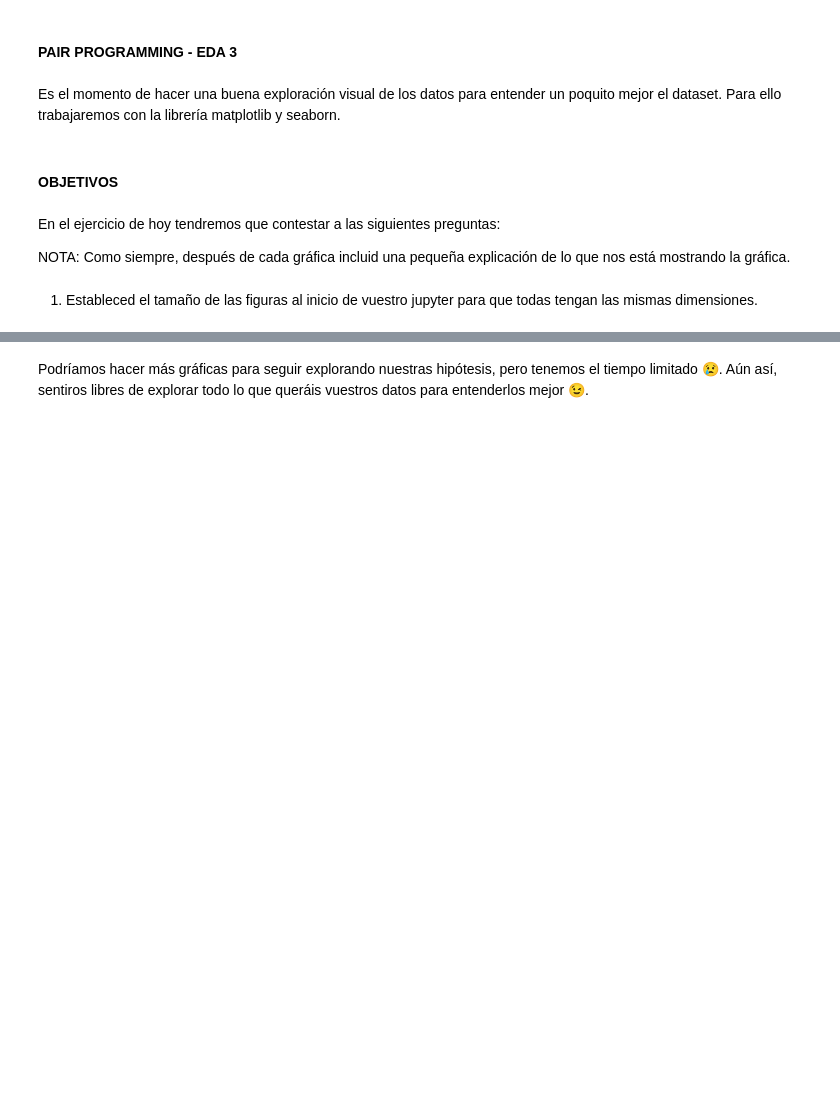
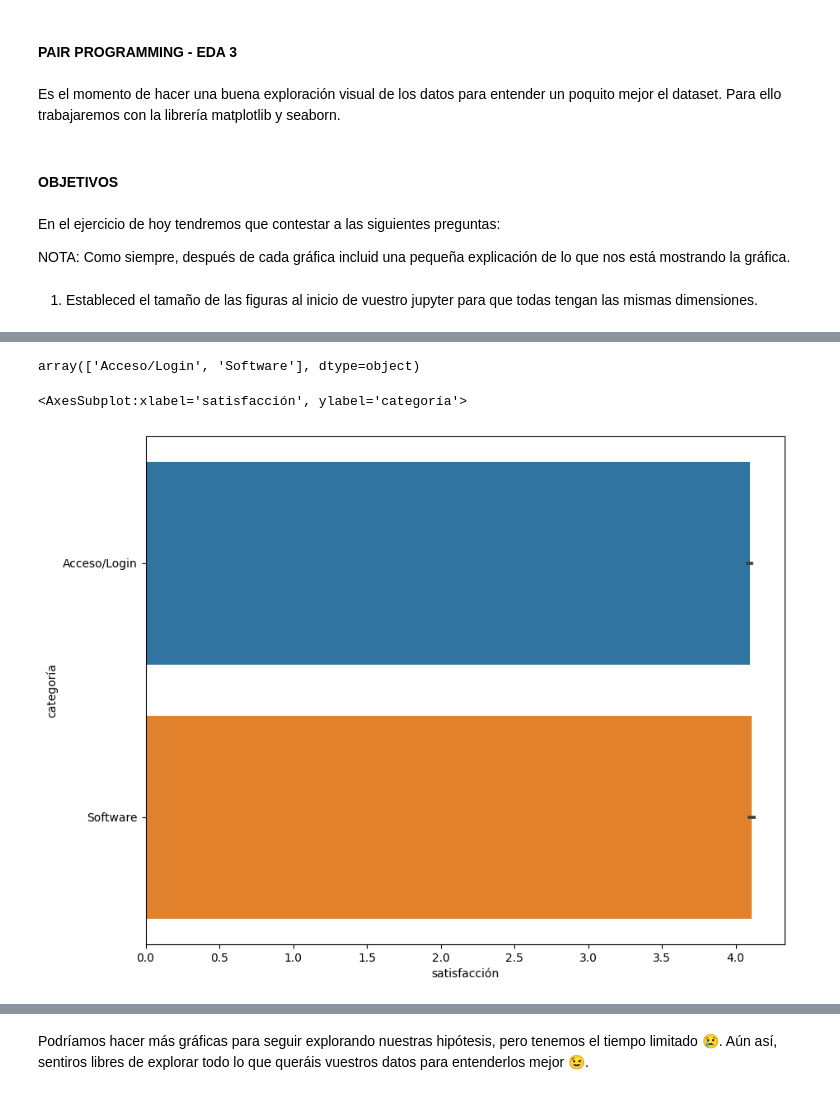
Before and after one commit to Adalab/promo_d_da_modulo2_sprint2_Lorena_AnaBelen, a Jupyter notebook: ejercicio3/pair_programming_EDA3.ipynb, the cells around one changed output, grey strips where cells are left out. Drawn from its saved outputs; the diff is of its cells as text; code cells hidden in the pictures; blank space fills up the shorter version.

```diff
--- a/ejercicio3/pair_programming_EDA3.ipynb
+++ b/ejercicio3/pair_programming_EDA3.ipynb
@@ -41,0 +77,2 @@ NOTA: Como siempre, después de cada gráfica incluid una pequeña explicación
+# %%
+df_acc_soft = df[(df["categoría"] == "Acceso/Login" ) | ( df["categoría"] == "Software" )]
@@ -41,0 +88,9 @@ NOTA: Como siempre, después de cada gráfica incluid una pequeña explicación
+# %%
+df_acc_soft["categoría"].unique()
+# %% [output]
+array(['Acceso/Login', 'Software'], dtype=object)
+# %%
+sns.barplot(data= df_acc_soft, x = "satisfacción", y = "categoría")
+# %% [output]
+<AxesSubplot:xlabel='satisfacción', ylabel='categoría'>
+[figure, added]
```
Also changed, not shown: parts of 15 cells of this notebook, 1 other file.
